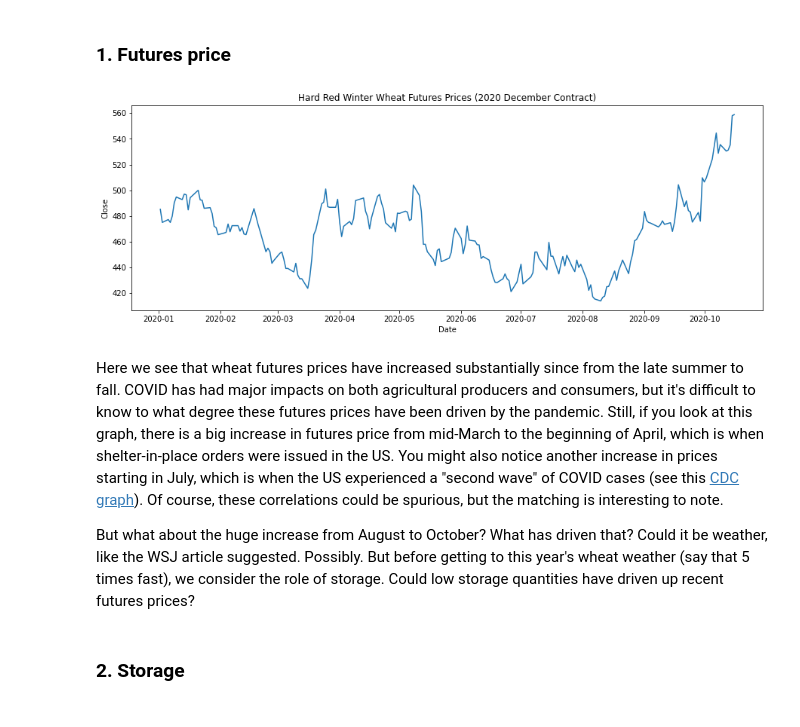
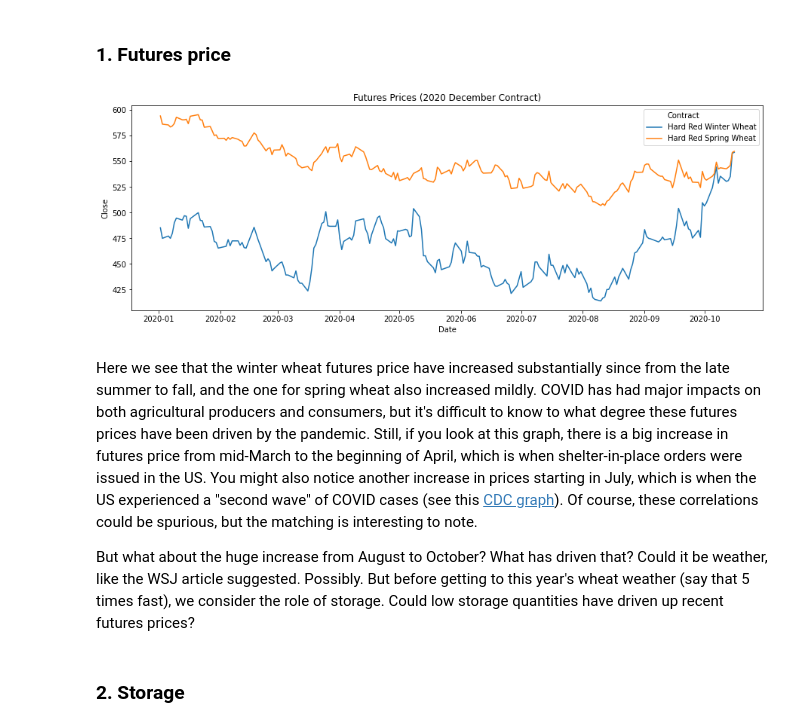
Before and after one commit to jacoblefler/ARE_231, a Jupyter notebook: Blog_figures.ipynb, the cells around one changed output. Drawn from its saved outputs; the diff is of its cells as text; code cells hidden in the pictures.

```diff
--- a/Blog_figures.ipynb
+++ b/Blog_figures.ipynb
@@ -44,20 +44,21 @@ filename = 'Futures_price_Wheat_2020_Dec.csv'
 location = os.path.join(cwd, filename)
 futures_df = pd.read_csv(location, header=0)
 # %%
-futures_df.dropna()
-futures_df['Date'] = [datetime.strptime(x, '%Y-%m-%d').date() \
-                    for x in futures_df['Date']]
+futures_df['Date'] = [datetime.strptime(x, '%m/%d/%Y').date() if x.find('-')==-1 \
+                      else datetime.strptime(x, '%Y-%m-%d').date() \
+                      for x in futures_df['Date']]
 futures_df = futures_df[futures_df['Date']>datetime(2020,1,1).date()]
 # %%
 fig, ax = plt.subplots(figsize=(15,5))
 sns.lineplot(data=futures_df, \
              x="Date", \
-             y="Close").set_title("Hard Red Winter Wheat Futures Prices (2020 December Contract)")
+             y="Close", \
+             hue="Contract").set_title("Futures Prices (2020 December Contract)")
 fig.savefig('futures.png')
 # %% [output]
-[figure, old version]
+[figure, new version]
 # %% [markdown]
-Here we see that wheat futures prices have increased substantially since from the late summer to fall. COVID has had major impacts on both agricultural producers and consumers, but it's difficult to know to what degree these futures prices have been driven by the pandemic. Still, if you look at this graph, there is a big increase in futures price from mid-March to the beginning of April, which is when shelter-in-place orders were issued in the US. You might also notice another increase in prices starting in July, which is when the US experienced a "second wave" of COVID cases (see this [CDC graph](https://covid.cdc.gov/covid-data-tracker/#trends_dailytrendscases)). Of course, these correlations could be spurious, but the matching is interesting to note.
+Here we see that the winter wheat futures price have increased substantially since from the late summer to fall, and the one for spring wheat also increased mildly. COVID has had major impacts on both agricultural producers and consumers, but it's difficult to know to what degree these futures prices have been driven by the pandemic. Still, if you look at this graph, there is a big increase in futures price from mid-March to the beginning of April, which is when shelter-in-place orders were issued in the US. You might also notice another increase in prices starting in July, which is when the US experienced a "second wave" of COVID cases (see this [CDC graph](https://covid.cdc.gov/covid-data-tracker/#trends_dailytrendscases)). Of course, these correlations could be spurious, but the matching is interesting to note.
 
 But what about the huge increase from August to October? What has driven that? Could it be weather, like the WSJ article suggested. Possibly. But before getting to this year's wheat weather (say that 5 times fast), we consider the role of storage. Could low storage quantities have driven up recent futures prices?
 # %% [markdown]
```
Also changed, not shown: parts of 1 cell of this notebook, 19 other files.
